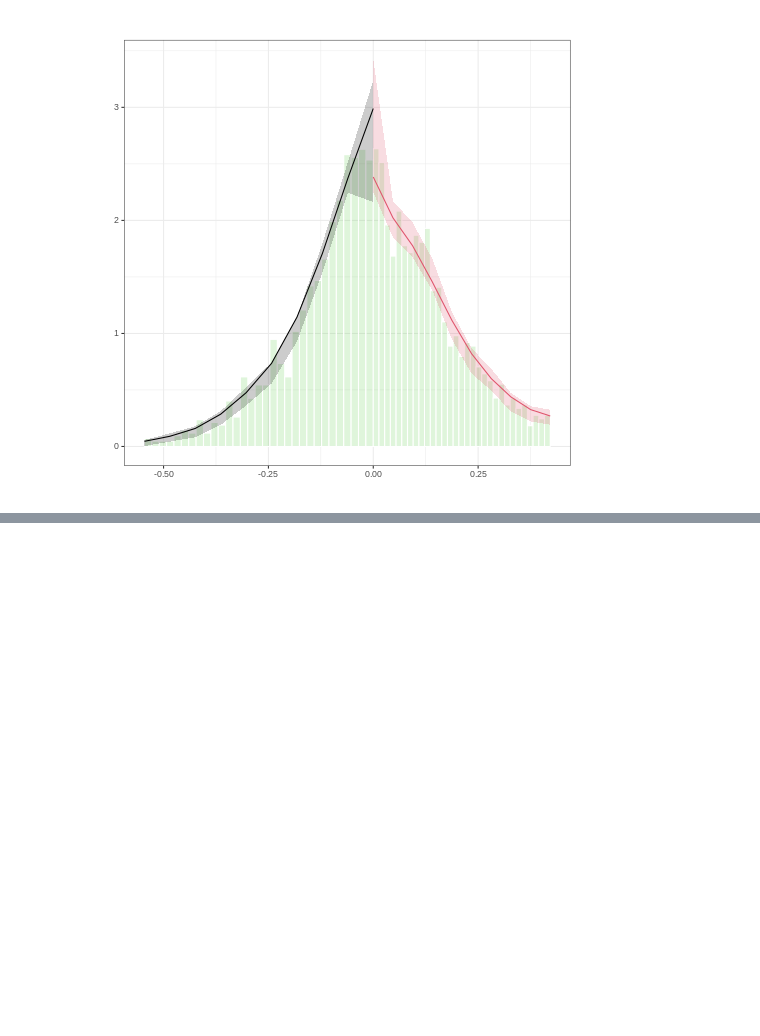
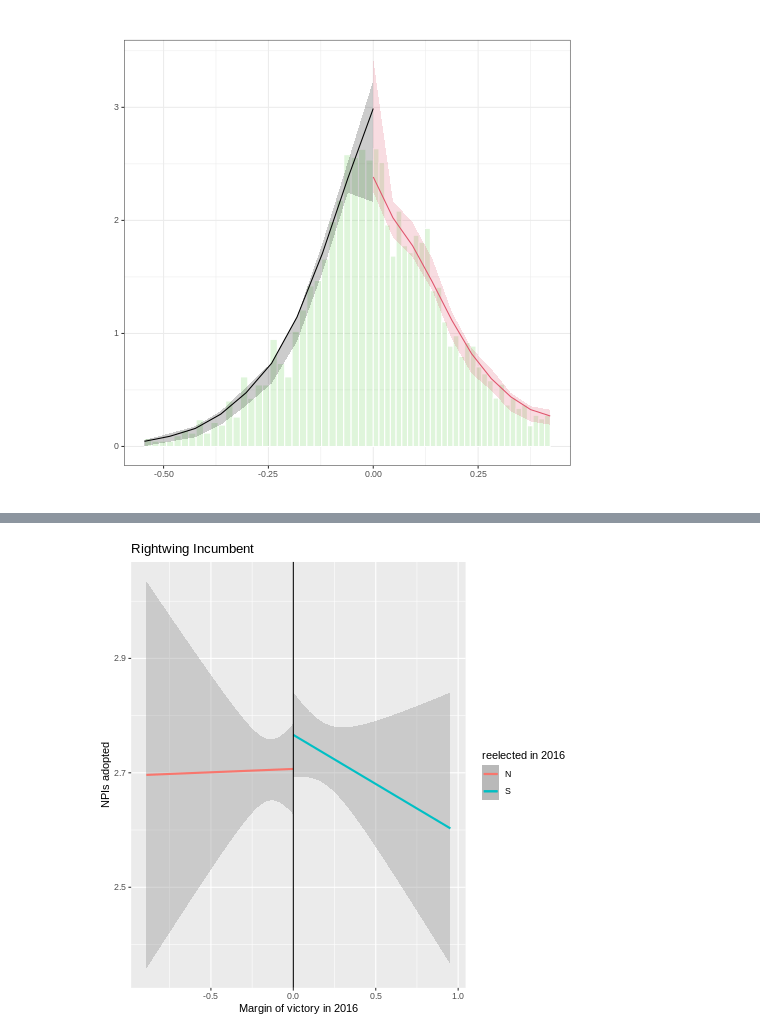
Before and after one commit to hssitja/PhD-Dissertation, a Jupyter notebook: Chapter3_empirical.ipynb, the cells around one changed output, grey strips where cells are left out. Drawn from its saved outputs; the diff is of its cells as text; code cells hidden in the pictures; blank space fills up the shorter version.

```diff
--- a/Chapter3_empirical.ipynb
+++ b/Chapter3_empirical.ipynb
@@ -245,4 +263,5 @@ library(rdrobust)
 library(rddensity)
 library(huxtable)
 # %%
-model3 = df[['MARGIN_VICTORY','INCUMBENTE_ST_REELEICAO','N_ELEITO_2016_ST_REELEICAO',"NPI_index", 'INCUMBENTE_Espectro_direita','INCUMBENTE_Espectro_esquerda',"INCUMBENTE_Espectro_centro"]].dropna(subset=['MARGIN_VICTORY'])
+model3 = df[['MARGIN_VICTORY','INCUMBENTE_ST_REELEICAO','N_ELEITO_2016_ST_REELEICAO',"NPI_index", \
+             'Bolsonaro_share','INCUMBENTE_Espectro_direita','INCUMBENTE_Espectro_esquerda',"INCUMBENTE_Espectro_centro"]].dropna(subset=['MARGIN_VICTORY'])
@@ -256,3 +275,6 @@ len(model3)
+# %%
+model3['direita_candidato'] = model3['INCUMBENTE_Espectro_direita']*model3['INCUMBENTE_ST_REELEICAO']
+model3['esquerda_candidato'] = model3['INCUMBENTE_Espectro_esquerda']*model3['INCUMBENTE_ST_REELEICAO']
 # %%
 model3['INCUMBENTE_ST_REELEICAO'].value_counts()
 # %% [output]
@@ -288,0 +309,13 @@ WARNING:rpy2.rinterface_lib.callbacks:R[write to console]: `geom_smooth()` using
+# %%
+%%R
+
+ggplot(r_df, aes(x = MARGIN_VICTORY, y = NPI_index, color = INCUMBENTE_ST_REELEICAO)) +
+  # geom_point(size = 0.5, alpha = 0.5) +
+  # Add a line based on a linear model for the incumbent not reelected
+  geom_smooth(formula = y ~ x, data = filter(r_df, MARGIN_VICTORY < 0 & INCUMBENTE_Espectro_direita == 1), method = "glm") +
+  # Add a line based on a linear model for the reelected incumbent
+  geom_smooth(formula = y ~ x, data = filter(r_df, MARGIN_VICTORY >= 0 & INCUMBENTE_Espectro_direita == 1), method = "glm") +
+  geom_vline(xintercept = 0) +
+  labs(x = "Margin of victory in 2016", y = "NPIs adopted", color = "reelected in 2016", title = "Rightwing Incumbent")
+# %% [output]
+[figure, added]
```
Also changed, not shown: parts of 21 cells of this notebook.
